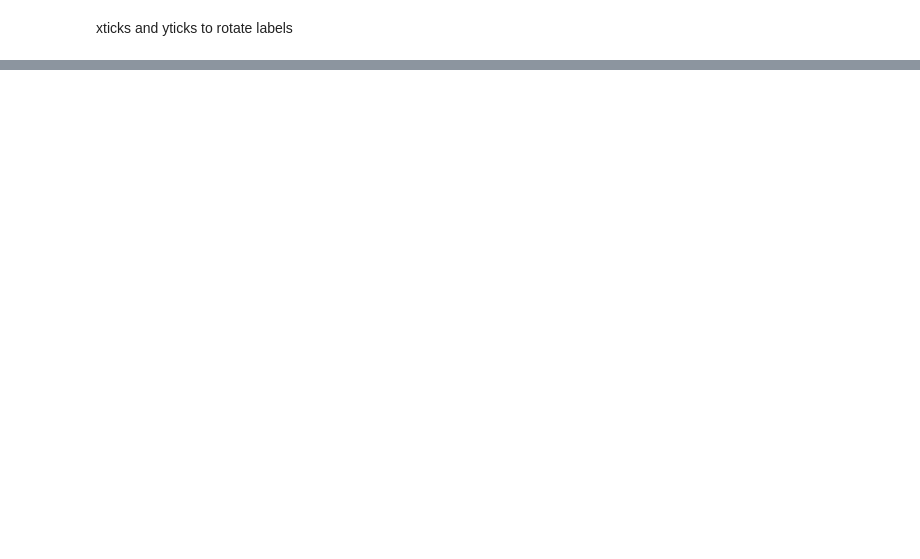
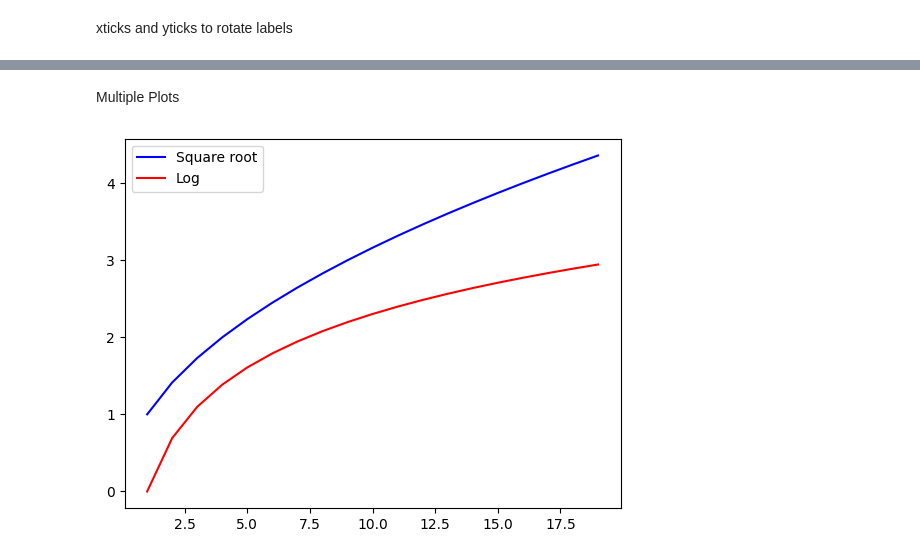
Before and after one commit to ayush-130904/Data-Analyst-Journey, a Jupyter notebook: python/libraries/matplotlib/matplotlib.ipynb, the cells around one changed output, grey strips where cells are left out. Saved outputs shown, nothing was run; the diff lists cells and outputs as text; code cells hidden in the pictures; blank space fills up the shorter version.

Commit message:
chapter 2 - types of plots

```diff
--- a/python/libraries/matplotlib/matplotlib.ipynb
+++ b/python/libraries/matplotlib/matplotlib.ipynb
@@ -70,0 +105,13 @@ plt.show()
+# %% [markdown]
+Multiple Plots
+# %%
+x = np.arange(1,20)
+y1 = np.sqrt(x)
+y2 = np.log(x)
+# %%
+plt.plot(x,y1, color="blue")
+plt.plot(x,y2, color="red")
+plt.legend(labels = ["Square root","Log"])
+plt.show()
+# %% [output]
+[figure, added]
```
Also changed, not shown: parts of 20 cells of this notebook.
